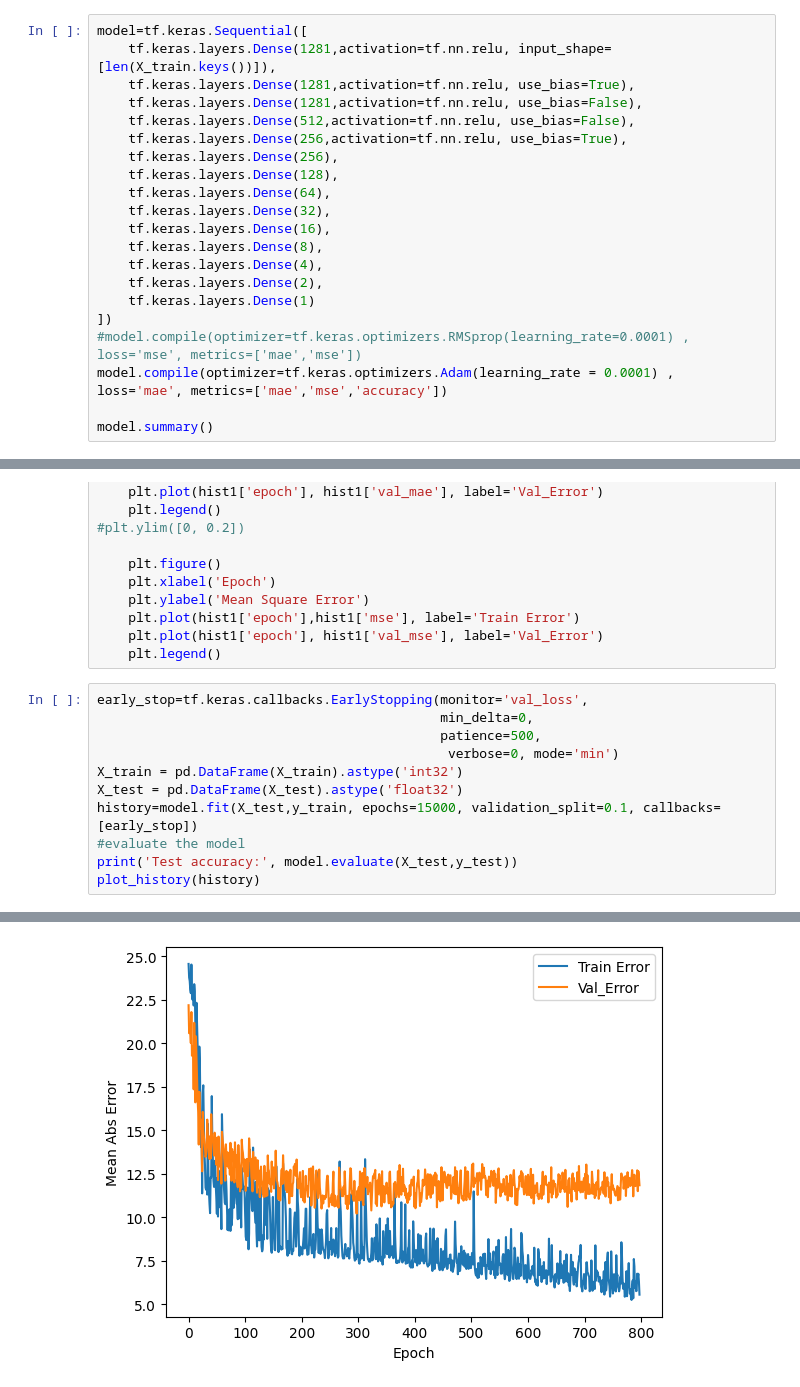
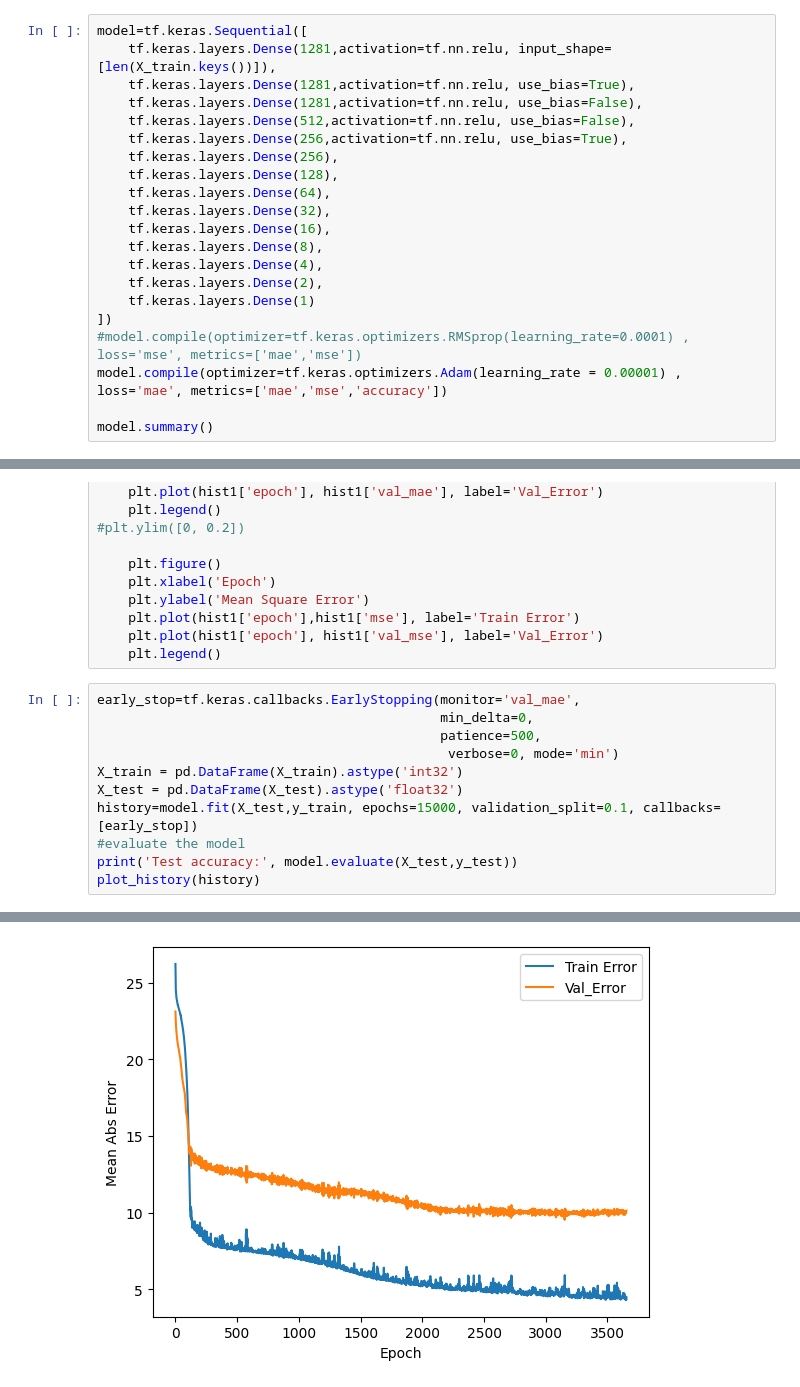
Before and after one commit to snajeebz/Titanic-Kaggle-Competition, a Jupyter notebook: Freshbook.ipynb, the cells around one changed output, grey strips where cells are left out. Drawn from its saved outputs; the diff is of its cells as text.

```diff
--- a/Freshbook.ipynb
+++ b/Freshbook.ipynb
@@ -335,7 +335,7 @@ model=tf.keras.Sequential([
     tf.keras.layers.Dense(1)
 ])
 #model.compile(optimizer=tf.keras.optimizers.RMSprop(learning_rate=0.0001) , loss='mse', metrics=['mae','mse'])
-model.compile(optimizer=tf.keras.optimizers.Adam(learning_rate = 0.0001) , loss='mae', metrics=['mae','mse','accuracy'])
+model.compile(optimizer=tf.keras.optimizers.Adam(learning_rate = 0.00001) , loss='mae', metrics=['mae','mse','accuracy'])
 
 model.summary()
 # %% [output]
@@ -382,7 +382,7 @@ def plot_history(history):
     plt.plot(hist1['epoch'], hist1['val_mse'], label='Val_Error')
     plt.legend()
 # %%
-early_stop=tf.keras.callbacks.EarlyStopping(monitor='val_loss',
+early_stop=tf.keras.callbacks.EarlyStopping(monitor='val_mae',
                                             min_delta=0,
                                             patience=500,
                                              verbose=0, mode='min')
@@ -413 +413 @@ Test accuracy: [330.632568359375, 14.191723823547363, 330.632568359375]
-[figure, old version]
+[figure, new version]
```
Also changed, not shown: parts of 4 cells of this notebook.
